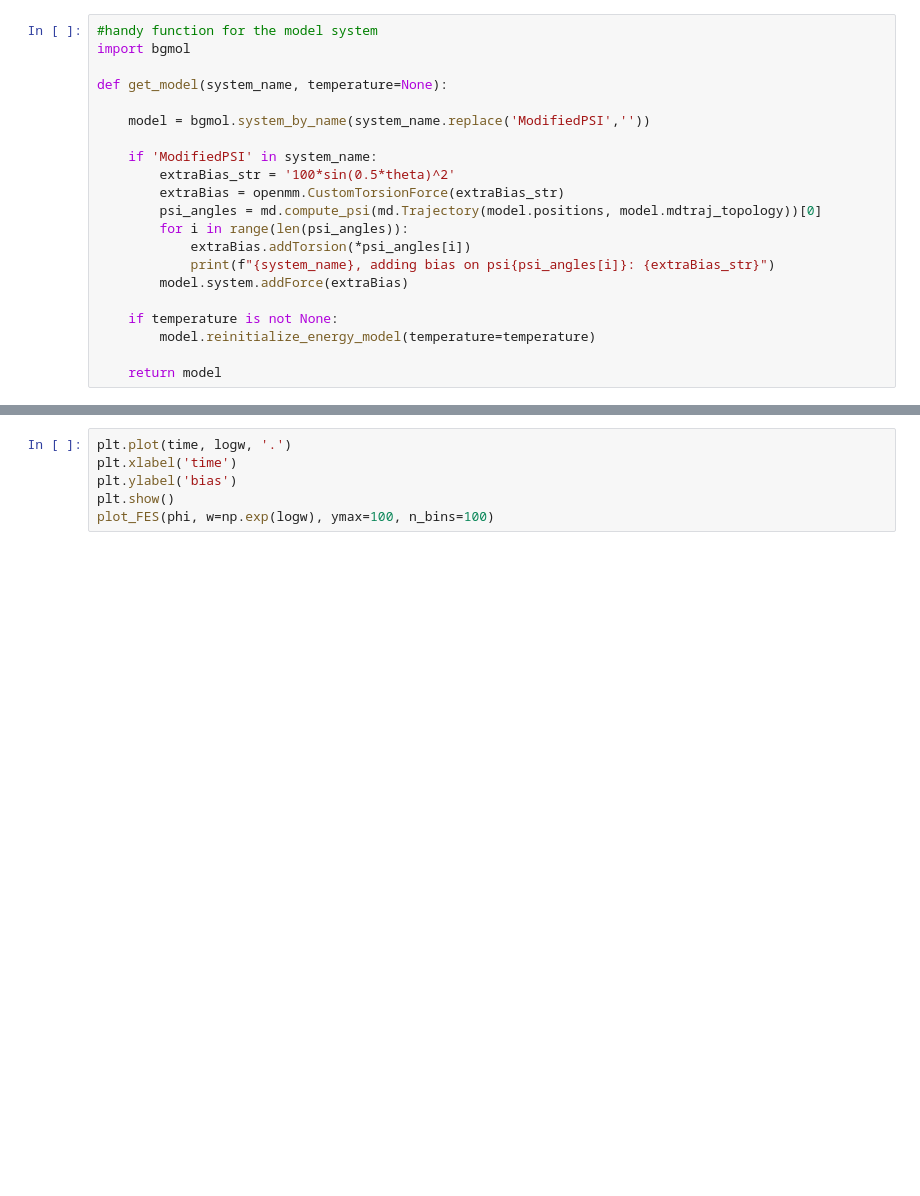
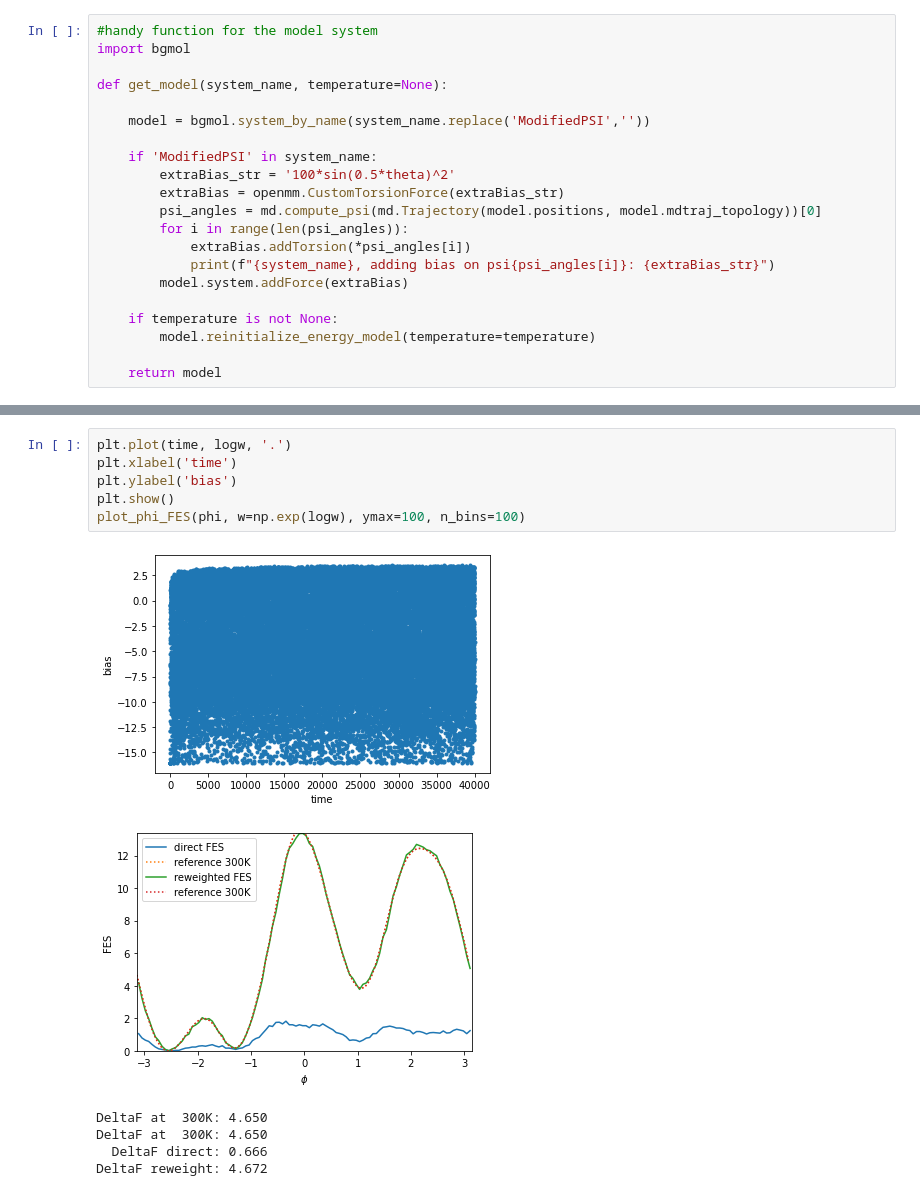
Before and after one commit to invemichele/learned-replica-exchange, a Jupyter notebook: ala4/OPES-ala4.ipynb, the cells around one changed output, grey strips where cells are left out. Cells and saved outputs as stored; diff of their text form; blank space fills up the shorter version.

```diff
--- a/ala4/OPES-ala4.ipynb
+++ b/ala4/OPES-ala4.ipynb
@@ -246,9 +249,16 @@ else:
 # %%
 plt.plot(time, logw, '.')
 plt.xlabel('time')
 plt.ylabel('bias')
 plt.show()
-plot_FES(phi, w=np.exp(logw), ymax=100, n_bins=100)
+plot_phi_FES(phi, w=np.exp(logw), ymax=100, n_bins=100)
+# %% [output]
+[figure, added]
+[figure, added]
+DeltaF at  300K: 4.650
+DeltaF at  300K: 4.650
+  DeltaF direct: 0.666
+DeltaF reweight: 4.672
 # %%
 from calcFES import calcFES
 
```
Also changed, not shown: parts of 9 cells of this notebook, 1 other file.
